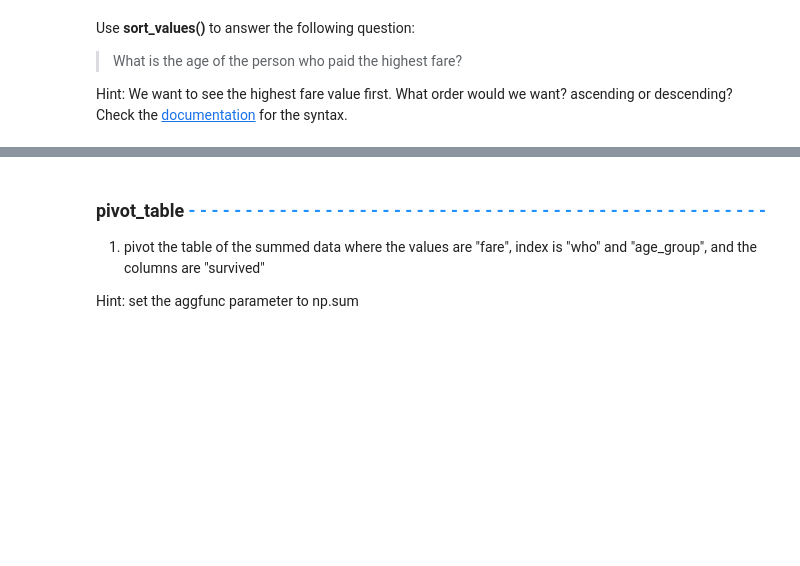
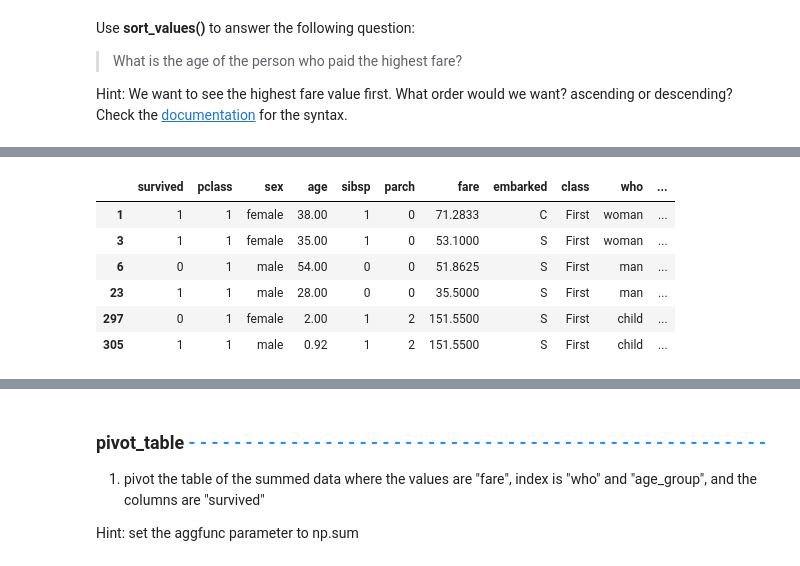
Before and after one commit to mtejasvi/DataManipulation, a Jupyter notebook: DataManipulationWorkbook.ipynb, the cells around one changed output, grey strips where cells are left out. Cells and saved outputs as stored; diff of their text form; code cells hidden in the pictures; blank space fills up the shorter version.

```diff
--- a/DataManipulationWorkbook.ipynb
+++ b/DataManipulationWorkbook.ipynb
@@ -452,0 +478,12 @@ titanic.sort_values(by='fare',ascending=False)
+# %%
+First_subset=First.sort_index().groupby(['who']).head(2)
+
+First_subset
+# %% [output]
+|  | survived | pclass | sex | age | sibsp | parch | fare | embarked | class | who | ... |
+| 1 | 1 | 1 | female | 38.00 | 1 | 0 | 71.2833 | C | First | woman | ... |
+| 3 | 1 | 1 | female | 35.00 | 1 | 0 | 53.1000 | S | First | woman | ... |
+| 6 | 0 | 1 | male | 54.00 | 0 | 0 | 51.8625 | S | First | man | ... |
+| 23 | 1 | 1 | male | 28.00 | 0 | 0 | 35.5000 | S | First | man | ... |
+| 297 | 0 | 1 | female | 2.00 | 1 | 2 | 151.5500 | S | First | child | ... |
+| 305 | 1 | 1 | male | 0.92 | 1 | 2 | 151.5500 | S | First | child | ... |
```
Also changed, not shown: parts of 12 cells of this notebook.
